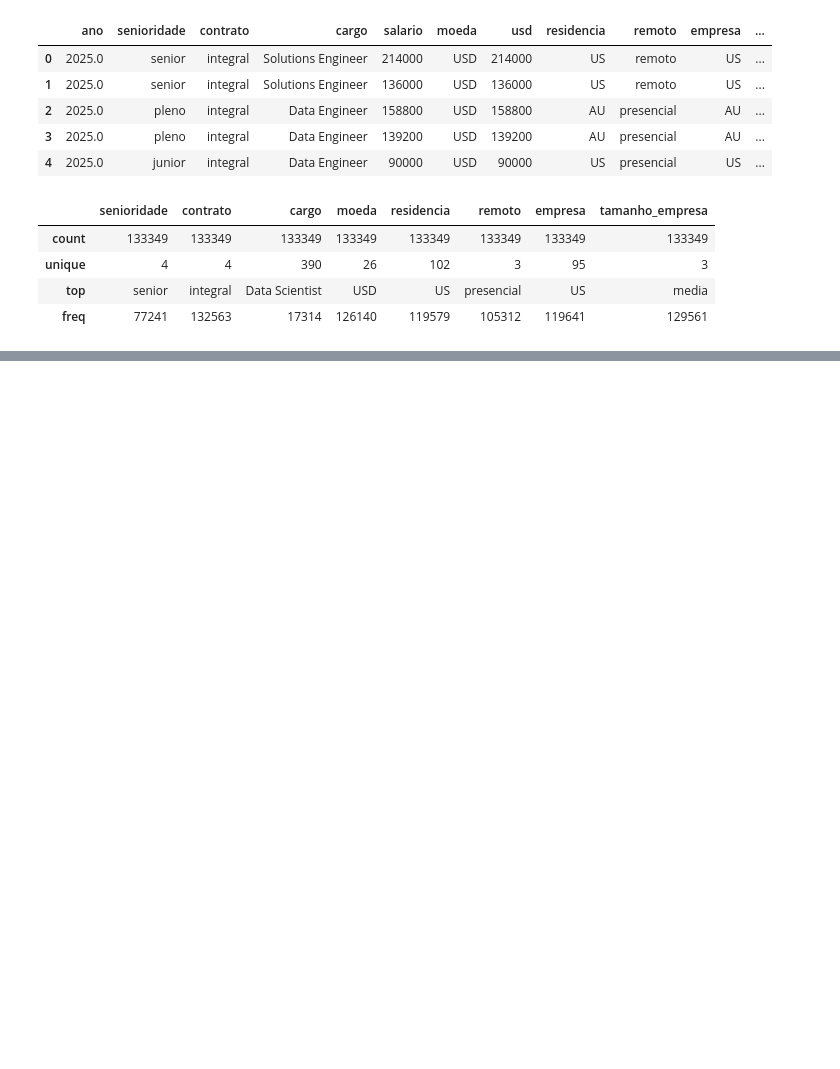
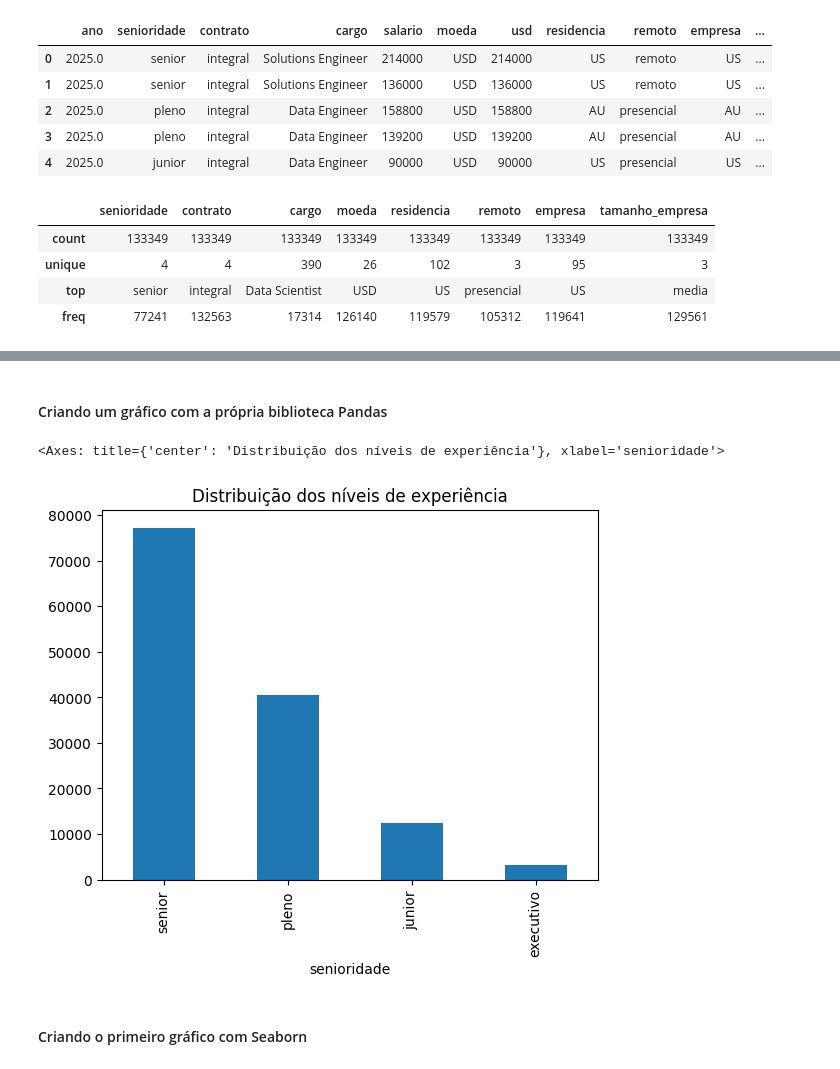
Before and after one commit to TheGabrielVieira/data-jobs-python, a Jupyter notebook: salary_jobs_dev.ipynb, the cells around one changed output, grey strips where cells are left out. Cells and saved outputs as stored; diff of their text form; code cells hidden in the pictures; blank space fills up the shorter version.

```diff
--- a/salary_jobs_dev.ipynb
+++ b/salary_jobs_dev.ipynb
@@ -221,0 +374,2 @@ df.describe(include='object')
+# %%
+df_limpo = df.dropna()
@@ -221,0 +402,2 @@ df.describe(include='object')
+# %%
+df_limpo = df_limpo.assign(ano=df_limpo['ano'].astype('Int64'))
@@ -221,0 +415,9 @@ df.describe(include='object')
+# %% [markdown]
+#### Criando um gráfico com a própria biblioteca Pandas
+# %%
+df_limpo['senioridade'].value_counts().plot(kind='bar', title='Distribuição dos níveis de experiência')
+# %% [output]
+<Axes: title={'center': 'Distribuição dos níveis de experiência'}, xlabel='senioridade'>
+[figure, added]
+# %% [markdown]
+#### Criando o primeiro gráfico com Seaborn
```
Also changed, not shown: parts of 38 cells of this notebook.
